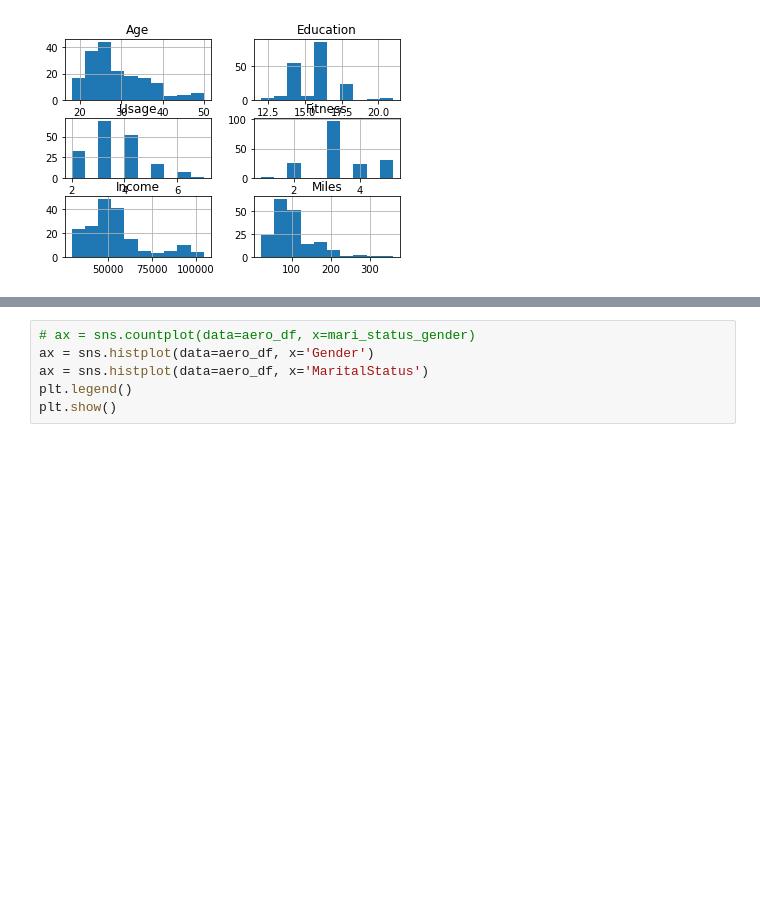
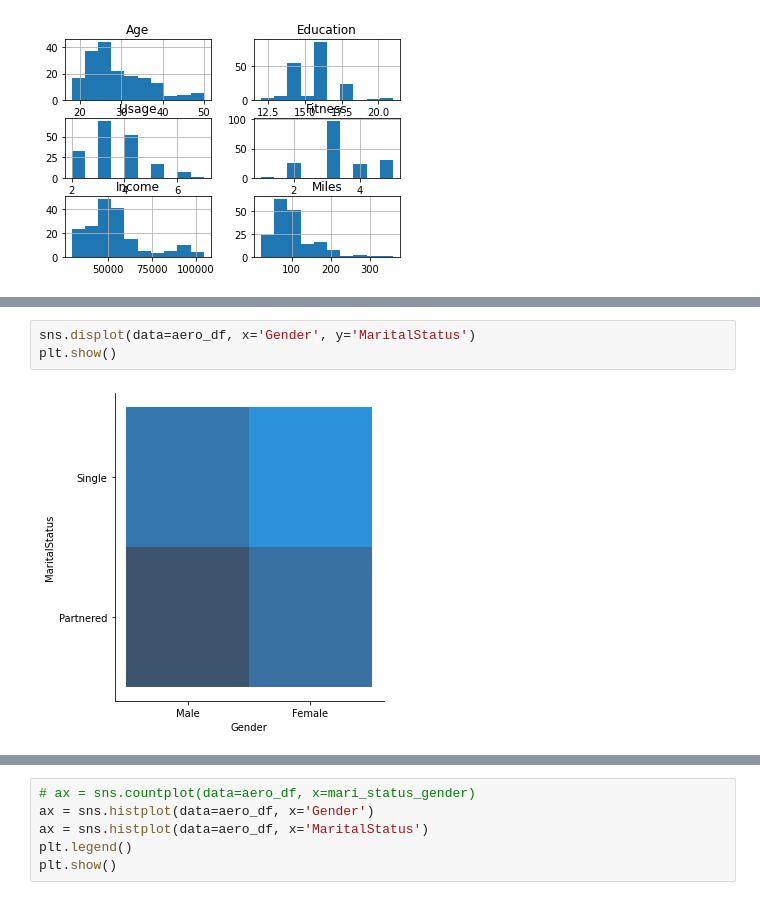
Before and after one commit to pkmariya/Python, a Jupyter notebook: AerofitCaseStudy_Mariya_DSMLJune22.ipynb, the cells around one changed output, grey strips where cells are left out. Drawn from its saved outputs; the diff is of its cells as text; blank space fills up the shorter version.

```diff
--- a/AerofitCaseStudy_Mariya_DSMLJune22.ipynb
+++ b/AerofitCaseStudy_Mariya_DSMLJune22.ipynb
@@ -206,0 +221,5 @@ plt.show()
+# %%
+sns.displot(data=aero_df, x='Gender', y='MaritalStatus')
+plt.show()
+# %% [output]
+[figure, added]
```
Also changed, not shown: parts of 4 cells of this notebook.
